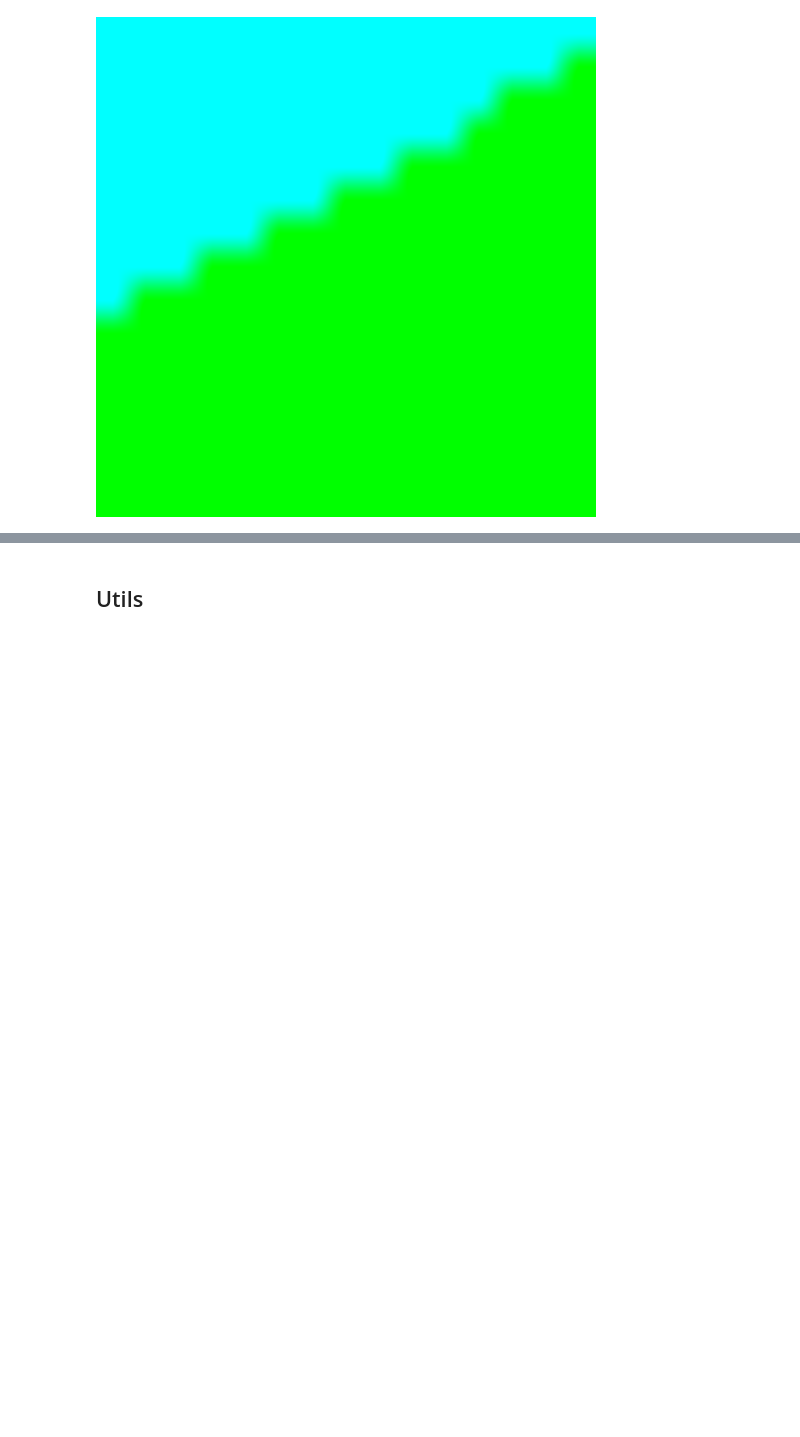
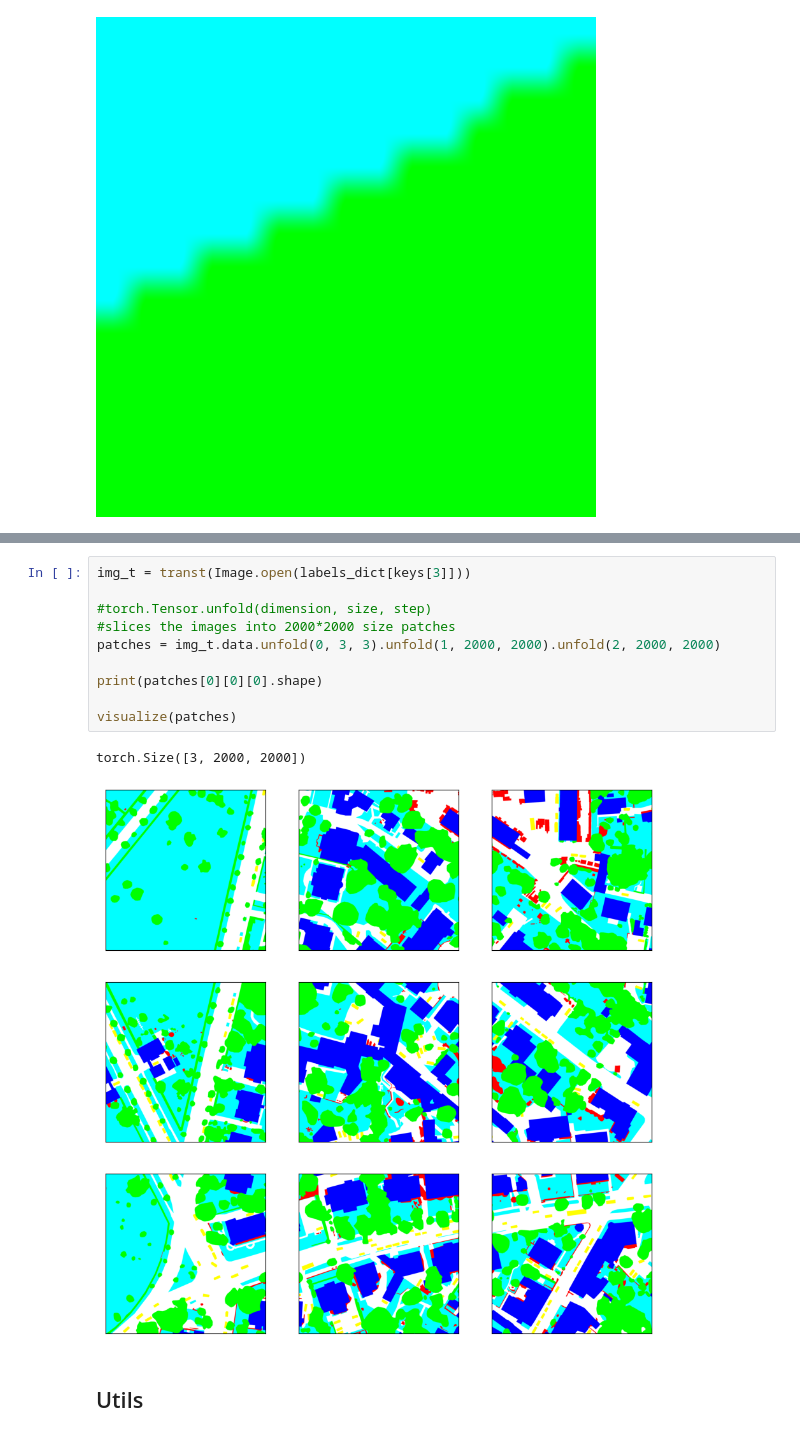
Before and after one commit to felixschulz385/ds_project, a Jupyter notebook: model/UNet.ipynb, the cells around one changed output, grey strips where cells are left out. Drawn from its saved outputs; the diff is of its cells as text; blank space fills up the shorter version.

```diff
--- a/model/UNet.ipynb
+++ b/model/UNet.ipynb
@@ -260,3 +313,16 @@ im1.resize((500, 500))
+# %%
+img_t = transt(Image.open(labels_dict[keys[3]]))
+
+#torch.Tensor.unfold(dimension, size, step)
+#slices the images into 2000*2000 size patches
+patches = img_t.data.unfold(0, 3, 3).unfold(1, 2000, 2000).unfold(2, 2000, 2000)
+
+print(patches[0][0][0].shape)
+
+visualize(patches)
+# %% [output]
+torch.Size([3, 2000, 2000])
+[figure, added]
 # %% [markdown]
 ## Utils
 # %%
```
Also changed, not shown: parts of 13 cells of this notebook.
